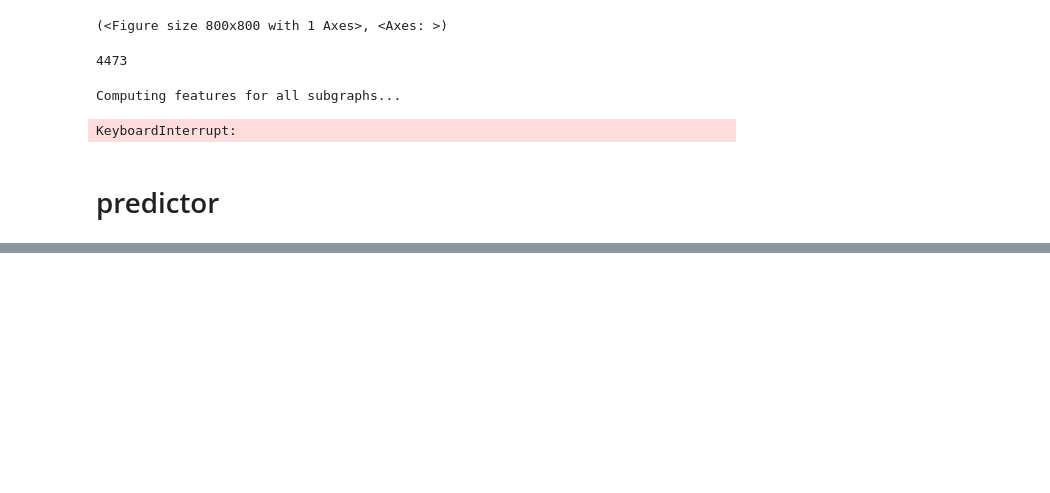
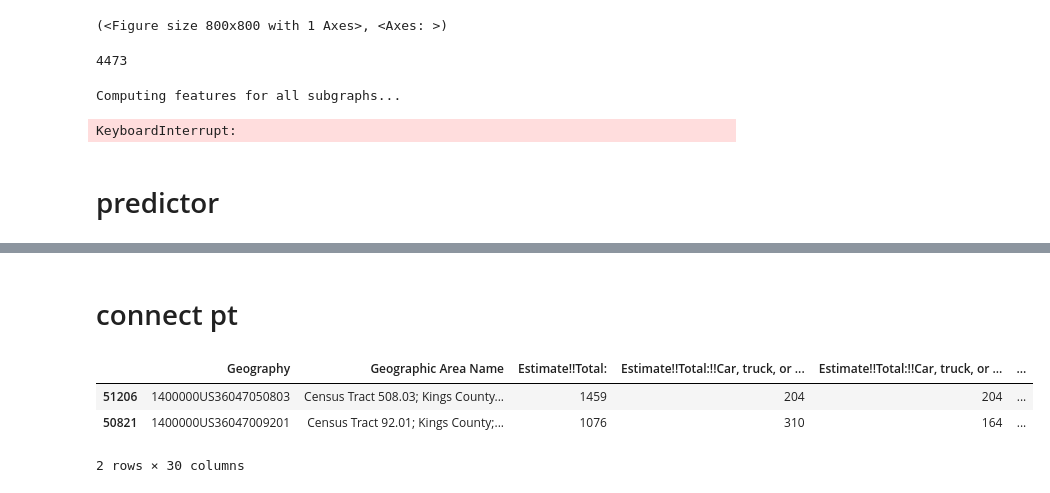
Before and after one commit to moryacho/corr_transport_street_pattern, a Jupyter notebook: predictor.ipynb, the cells around one changed output, grey strips where cells are left out. Cells and saved outputs as stored; diff of their text form; code cells hidden in the pictures; blank space fills up the shorter version.

```diff
--- a/predictor.ipynb
+++ b/predictor.ipynb
@@ -541,0 +707,13 @@ print(gdf_with_predictions['prediction'].value_counts().sort_index())
+# %% [markdown]
+# connect pt
+# %%
+import pandas as pd
+df = pd.read_pickle("gdf_smallest_with_predictions_len_10k.pkl")
+gdf = gpd.GeoDataFrame(df, geometry="geometry")
+# %%
+gdf.head(2)
+# %% [output]
+|  | Geography | Geographic Area Name | Estimate!!Total: | Estimate!!Total:!!Car, truck, or ... | Estimate!!Total:!!Car, truck, or ... | ... |
+| 51206 | 1400000US36047050803 | Census Tract 508.03; Kings County... | 1459 | 204 | 204 | ... |
+| 50821 | 1400000US36047009201 | Census Tract 92.01; Kings County;... | 1076 | 310 | 164 | ... |
+2 rows × 30 columns
```
Also changed, not shown: parts of 20 cells of this notebook.
